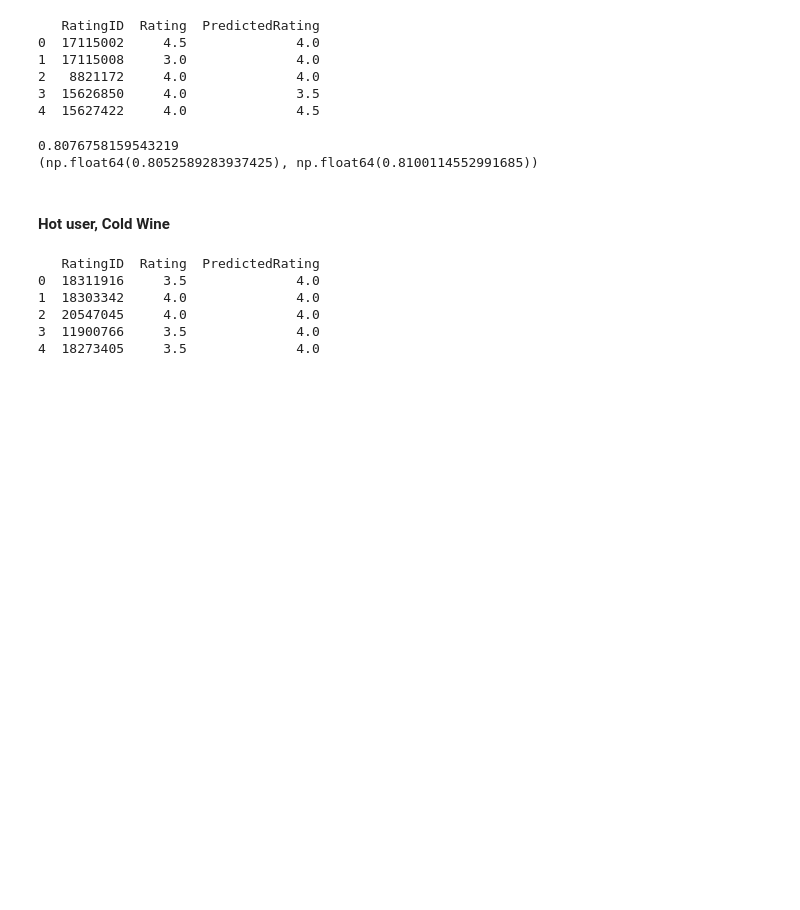
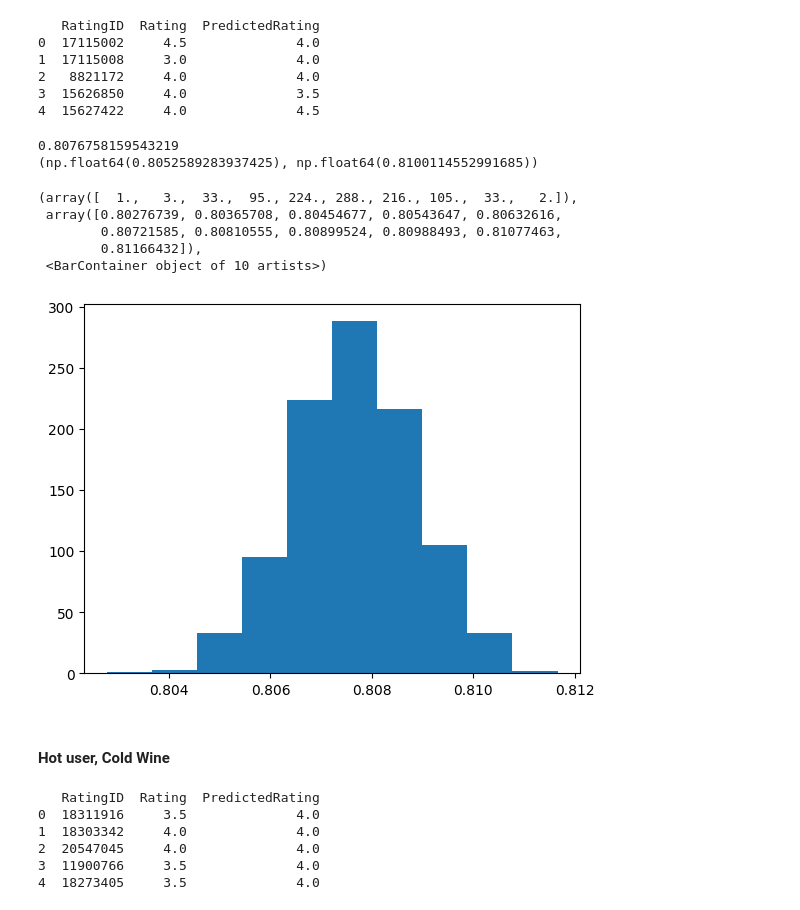
Before and after one commit to vincelemke99/Web-Mining, a Jupyter notebook: Evaluation/Evaluation.ipynb, the cells around one changed output. Saved outputs shown, nothing was run; the diff lists cells and outputs as text; code cells hidden in the pictures; blank space fills up the shorter version.

Commit message:
evaluation on models, rating distribution comparison

```diff
--- a/Evaluation/Evaluation.ipynb
+++ b/Evaluation/Evaluation.ipynb
@@ -45,10 +45,10 @@ def bootstrap_rmse(y_true, y_pred, n_bootstrap=n_bootstraped_samples, ci=95, ran
     }
 # %%
 # read all true y datasets
-true_cold_user_cold_item = pd.read_csv(r"../testset_cold_user_cold_item.csv")
-true_cold_user_warm_item = pd.read_csv(r"../testset_cold_user_warm_item.csv")
-true_warm_user_cold_item = pd.read_csv(r"../testset_warm_user_cold_item.csv")
-true_warm_user_warm_item = pd.read_csv(r"../testset_warm_user_warm_item.csv")
+true_cold_user_cold_item = pd.read_csv(r"../../testset_cold_user_cold_item.csv")
+true_cold_user_warm_item = pd.read_csv(r"../../testset_cold_user_warm_item.csv")
+true_warm_user_cold_item = pd.read_csv(r"../../testset_warm_user_cold_item.csv")
+true_warm_user_warm_item = pd.read_csv(r"../../testset_warm_user_warm_item.csv")
 
 # only keep ReviewID, Rating
 true_cold_user_cold_item = true_cold_user_cold_item[["RatingID", "Rating"]]
@@ -57,10 +57,10 @@ true_warm_user_cold_item = true_warm_user_cold_item[["RatingID", "Rating"]]
 true_warm_user_warm_item = true_warm_user_warm_item[["RatingID", "Rating"]]
 # %%
 # read all predicted y datasets
-vincent_cold_user_cold_item = pd.read_csv(r"../Vincent_evaluation_results/predictions_CU_CI.csv")
-vincent_cold_user_warm_item = pd.read_csv(r"../Vincent_evaluation_results/predictions_CU_WI.csv")
-vincent_warm_user_cold_item = pd.read_csv(r"../Vincent_evaluation_results/predictions_WU_CI.csv")
-vincent_warm_user_warm_item = pd.read_csv(r"../Vincent_evaluation_results/predictions_WU_WI.csv")
+vincent_cold_user_cold_item = pd.read_csv(r"./model_based_vincent/predictions_CU_CI.csv")
+vincent_cold_user_warm_item = pd.read_csv(r"./model_based_vincent/predictions_CU_WI.csv")
+vincent_warm_user_cold_item = pd.read_csv(r"./model_based_vincent/predictions_WU_CI.csv")
+vincent_warm_user_warm_item = pd.read_csv(r"./model_based_vincent/predictions_WU_WI.csv")
 
 # round ratings to closest .5 value
 vincent_cold_user_cold_item["PredictedRating"] = vincent_cold_user_cold_item["PredictedRating"].map(lambda x: round(x / 0.5) * 0.5)
@@ -89,6 +122,15 @@ print(results["ci"])
 4  15627422     4.0              4.5
 0.8076758159543219
 (np.float64(0.8052589283937425), np.float64(0.8100114552991685))
+# %%
+plt.hist(results["rmse_distribution"])
+# %% [output]
+(array([  1.,   3.,  33.,  95., 224., 288., 216., 105.,  33.,   2.]),
+ array([0.80276739, 0.80365708, 0.80454677, 0.80543647, 0.80632616,
+        0.80721585, 0.80810555, 0.80899524, 0.80988493, 0.81077463,
+        0.81166432]),
+ <BarContainer object of 10 artists>)
+[figure, added]
 # %% [markdown]
 #### Hot user, Cold Wine
 # %%
```
Also changed, not shown: parts of 42 cells of this notebook, 1 other file.
